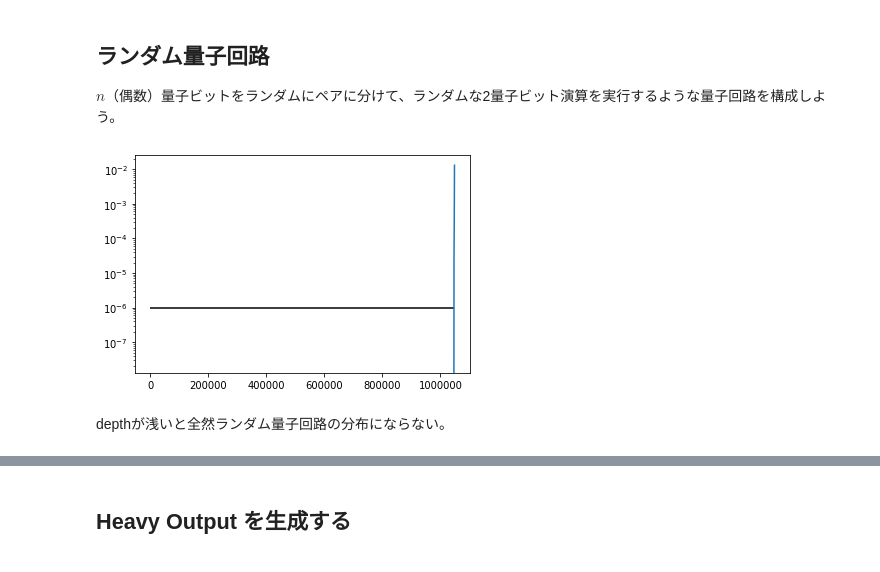
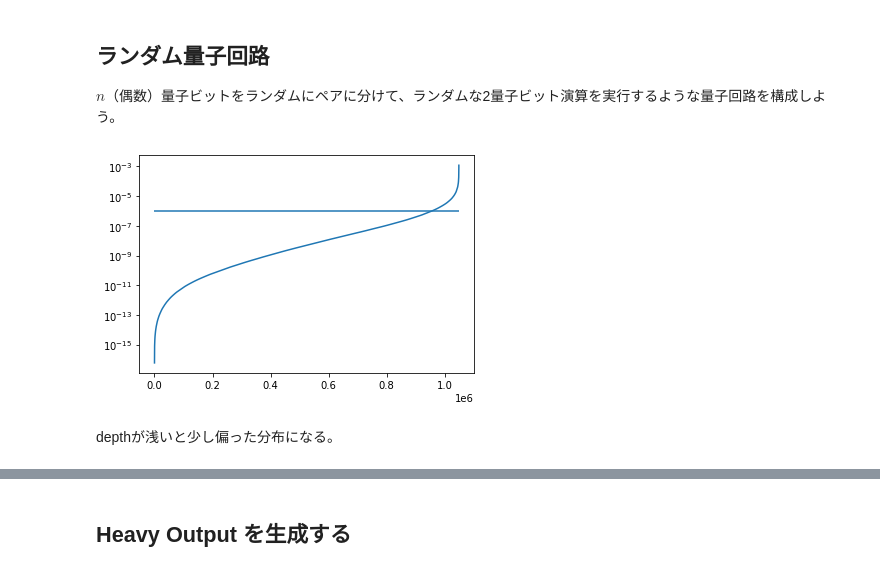
Before and after one commit to Qulacs-Osaka/quantum_software_handson, a Jupyter notebook: doc/source/notebooks/04_QuantumVolume.ipynb, the cells around one changed output, grey strips where cells are left out. Saved outputs shown, nothing was run; the diff lists cells and outputs as text; code cells hidden in the pictures.

Commit message:
index k,k+1 -> 2*k,2*k+1

```diff
--- a/doc/source/notebooks/04_QuantumVolume.ipynb
+++ b/doc/source/notebooks/04_QuantumVolume.ipynb
@@ -48,37 +48,37 @@ random_circuit = QuantumCircuit(nqubits)
 
 qubit_index = [i for i in range(nqubits)]
 
 random_circuit_instance =[]
 
 for _ in range(depth):
     #qubitのindexをランダムに置換する
     random.shuffle(qubit_index)
     for k in range(int(nqubits/2)):
         #ランダムに選んだペアにランダム量子演算を作用
-        random_circuit_instance.append(RandomUnitary([qubit_index[k],qubit_index[k+1]]))
+        random_circuit_instance.append(RandomUnitary([qubit_index[2*k],qubit_index[2*k+1]]))
 
 #ゲートの総数
 gate_counts = len(random_circuit_instance)
 
 #ゲートを追加
 for i in range(gate_counts):
     random_circuit.add_gate(random_circuit_instance[i])
 
 #状態を更新
 random_circuit.update_quantum_state(state)
 
 #確率分布を取得
 prob_dist = [abs(x)**2 for x in state.get_vector()]
 
 #小さい順に並べてプロット
 plt.plot(np.sort(prob_dist))
 plt.hlines(1/2**nqubits, 0, 2**nqubits)
 plt.yscale("log")
 plt.show()
 # %% [output]
-[figure, old version]
+[figure, new version]
-# %% [markdown]
-depthが浅いと全然ランダム量子回路の分布にならない。
+# %% [markdown]
+depthが浅いと少し偏った分布になる。
 # %%
 def random_unitary_gate_set(nqubits,depth):
     random_circuit_instance =[]
```
Also changed, not shown: parts of 8 cells of this notebook.
